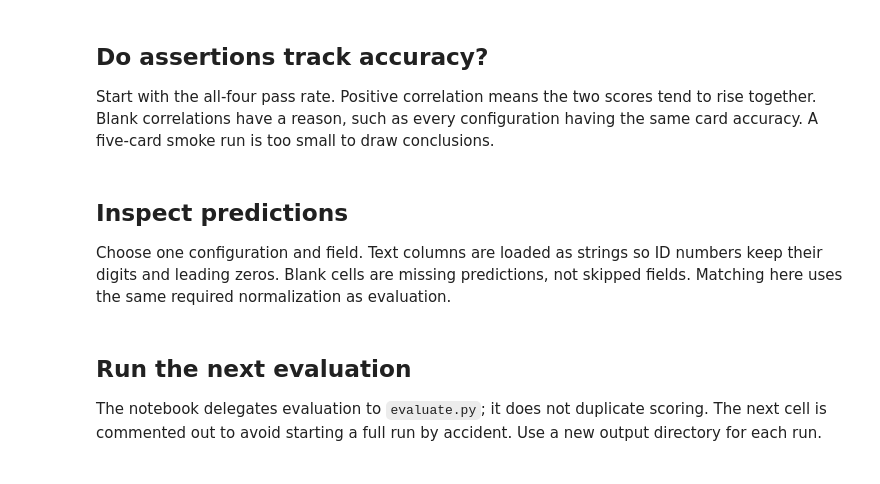
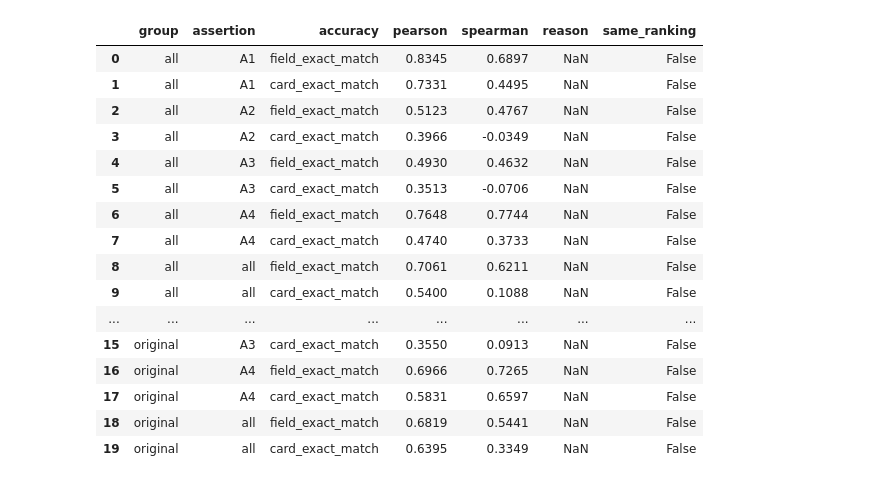
Before and after one commit to nizar-tal/E2EML-Project-ICP, a Jupyter notebook: projects/ICP/ICP.ipynb, the cells around one changed output. Saved outputs shown, nothing was run; the diff lists cells and outputs as text; code cells hidden in the pictures.

```diff
--- a/projects/ICP/ICP.ipynb
+++ b/projects/ICP/ICP.ipynb
@@ -80,3 +102,0 @@ display(results[m1_columns].round(4))
-# %% [markdown]
-## Do assertions track accuracy?
-Start with the all-four pass rate. Positive correlation means the two scores tend to rise together. Blank correlations have a reason, such as every configuration having the same card accuracy. A five-card smoke run is too small to draw conclusions.
@@ -88,3 +102,0 @@ display(rankings.loc[rankings["group"] == "all", rank_columns])
-# %% [markdown]
-## Inspect predictions
-Choose one configuration and field. Text columns are loaded as strings so ID numbers keep their digits and leading zeros. Blank cells are missing predictions, not skipped fields. Matching here uses the same required normalization as evaluation.
@@ -105,3 +102,0 @@ display(inspection)
-# %% [markdown]
-## Run the next evaluation
-The notebook delegates evaluation to `evaluate.py`; it does not duplicate scoring. The next cell is commented out to avoid starting a full run by accident. Use a new output directory for each run.
@@ -112,0 +103,20 @@ The notebook delegates evaluation to `evaluate.py`; it does not duplicate scorin
+# %%
+display(comparisons.round(4))
+# %% [output]
+|  | group | assertion | accuracy | pearson | spearman | reason | same_ranking |
+| 0 | all | A1 | field_exact_match | 0.8345 | 0.6897 | NaN | False |
+| 1 | all | A1 | card_exact_match | 0.7331 | 0.4495 | NaN | False |
+| 2 | all | A2 | field_exact_match | 0.5123 | 0.4767 | NaN | False |
+| 3 | all | A2 | card_exact_match | 0.3966 | -0.0349 | NaN | False |
+| 4 | all | A3 | field_exact_match | 0.4930 | 0.4632 | NaN | False |
+| 5 | all | A3 | card_exact_match | 0.3513 | -0.0706 | NaN | False |
+| 6 | all | A4 | field_exact_match | 0.7648 | 0.7744 | NaN | False |
+| 7 | all | A4 | card_exact_match | 0.4740 | 0.3733 | NaN | False |
+| 8 | all | all | field_exact_match | 0.7061 | 0.6211 | NaN | False |
+| 9 | all | all | card_exact_match | 0.5400 | 0.1088 | NaN | False |
+| ... | ... | ... | ... | ... | ... | ... | ... |
+| 15 | original | A3 | card_exact_match | 0.3550 | 0.0913 | NaN | False |
+| 16 | original | A4 | field_exact_match | 0.6966 | 0.7265 | NaN | False |
+| 17 | original | A4 | card_exact_match | 0.5831 | 0.6597 | NaN | False |
+| 18 | original | all | field_exact_match | 0.6819 | 0.5441 | NaN | False |
+| 19 | original | all | card_exact_match | 0.6395 | 0.3349 | NaN | False |
```
Also changed, not shown: parts of 18 cells of this notebook, 22 other files.
